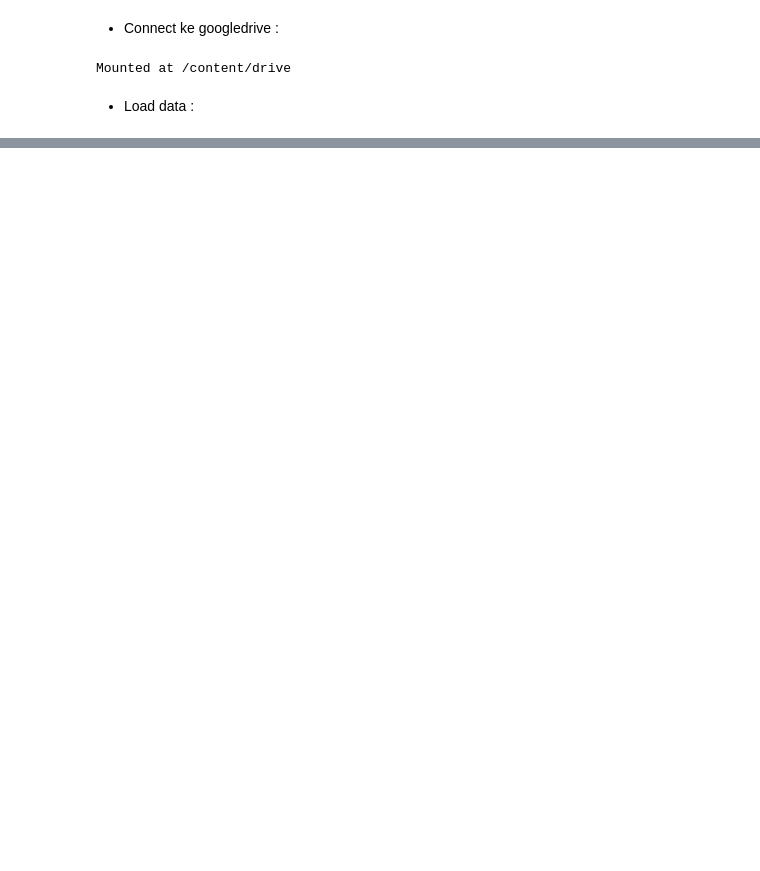
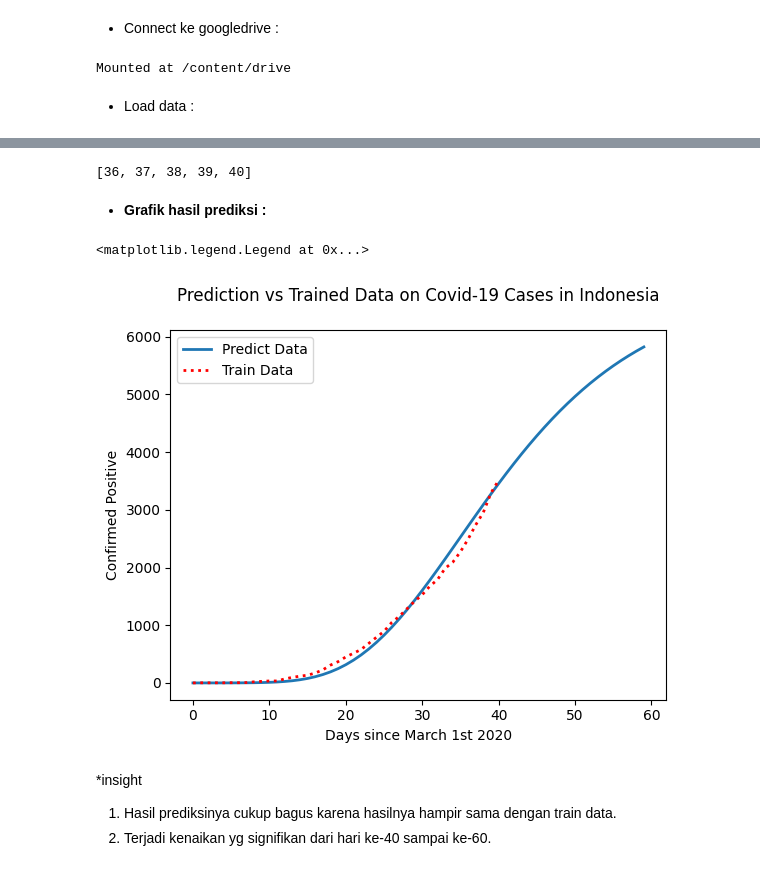
Before and after one commit to vedricopane/DataScience-AnalisaDataKasusCovid19, a Jupyter notebook: DataScience_AnalisaDataKasusCovid19.ipynb, the cells around one changed output, grey strips where cells are left out. Drawn from its saved outputs; the diff is of its cells as text; code cells hidden in the pictures; blank space fills up the shorter version.

```diff
--- a/DataScience_AnalisaDataKasusCovid19.ipynb
+++ b/DataScience_AnalisaDataKasusCovid19.ipynb
@@ -55,0 +65,8 @@ Melakukan prediksi kasus 60 hari ke depan.
+# %%
+# Melakukan konversi hari dari date yg dimulai dari tanggal 3/1/2020.
+
+from datetime import datetime, timedelta
+
+df = cases_conf.iloc[39:]
+df['days'] = df['date'].map(lambda x: (datetime.strptime(x, '%m/%d/%Y') - datetime.strptime('3/1/2020', '%m/%d/%Y')).days)
+df[['date', 'days', 'cases']]   #reorder column
@@ -55,0 +96,20 @@ Melakukan prediksi kasus 60 hari ke depan.
+# %%
+# Prediksi
+
+import numpy as np
+from sklearn.model_selection import train_test_split
+from scipy.optimize import curve_fit
+
+def gompertz(a, c, t, t_0):
+  Q = a * np.exp(-np.exp(-c * (t - t_0)))
+  return Q
+
+x = list(df['days'])    # variabel independent
+y = list(df['cases'])   # variabel dependent
+
+x_train, x_test, y_train, y_test = train_test_split(x, y, train_size=0.9, test_size=0.1, shuffle=False)
+
+x_test_added = x_test + list(range((max(x_test) + 1), 60))    # 60 itu ialah untuk mengambil prediksi sebanyak 60 hari ke depan.
+popt, pcov = curve_fit(gompertz, x_train, y_train, method='trf', bounds=([100, 0, 0], [6 * max(y_train), 0.15, 70]))
+a, estimated_c, estimated_t_0 = popt
+y_pred = gompertz(a, estimated_c, x_train + x_test_added, estimated_t_0)
@@ -55,0 +134,26 @@ Melakukan prediksi kasus 60 hari ke depan.
+# %%
+# 5 hari yang menjadi data test.
+
+x_test
+# %% [output]
+[36, 37, 38, 39, 40]
+# %% [markdown]
+* **Grafik hasil prediksi :**
+# %%
+import matplotlib.pyplot as plt
+
+plt.plot(x_train + x_test_added, y_pred, linewidth=2, label='Predict Data')
+plt.plot(x, y, linewidth=2, color='r', linestyle='dotted', label='Train Data')
+
+plt.title('Prediction vs Trained Data on Covid-19 Cases in Indonesia\n')
+plt.xlabel('Days since March 1st 2020')
+plt.ylabel('Confirmed Positive')
+plt.legend(loc='upper left')
+# %% [output]
+<matplotlib.legend.Legend at 0x...>
+[figure, added]
+# %% [markdown]
+*insight
+
+1. Hasil prediksinya cukup bagus karena hasilnya hampir sama dengan train data.
+2. Terjadi kenaikan yg signifikan dari hari ke-40 sampai ke-60.
```
Also changed, not shown: parts of 67 cells of this notebook.
